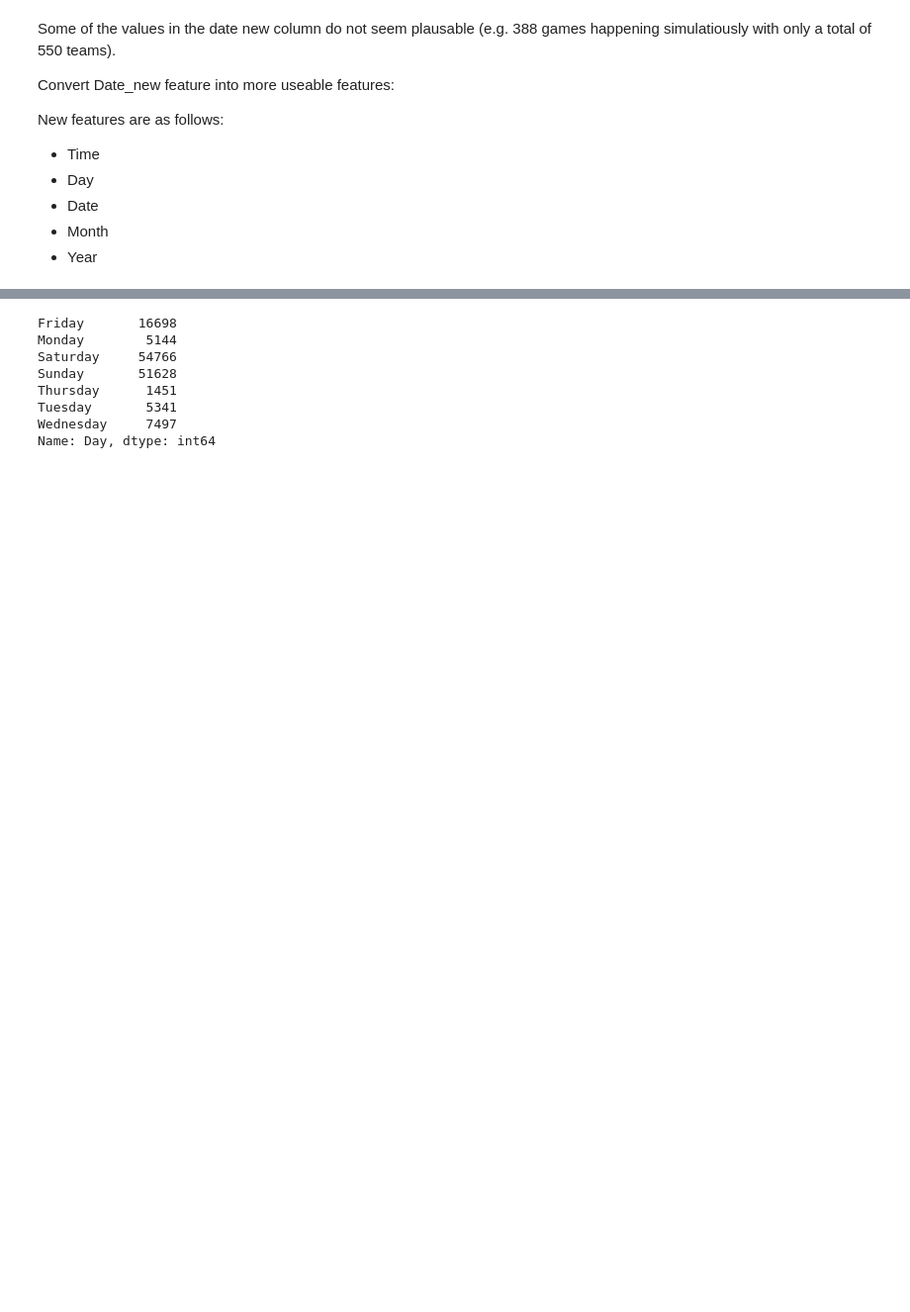
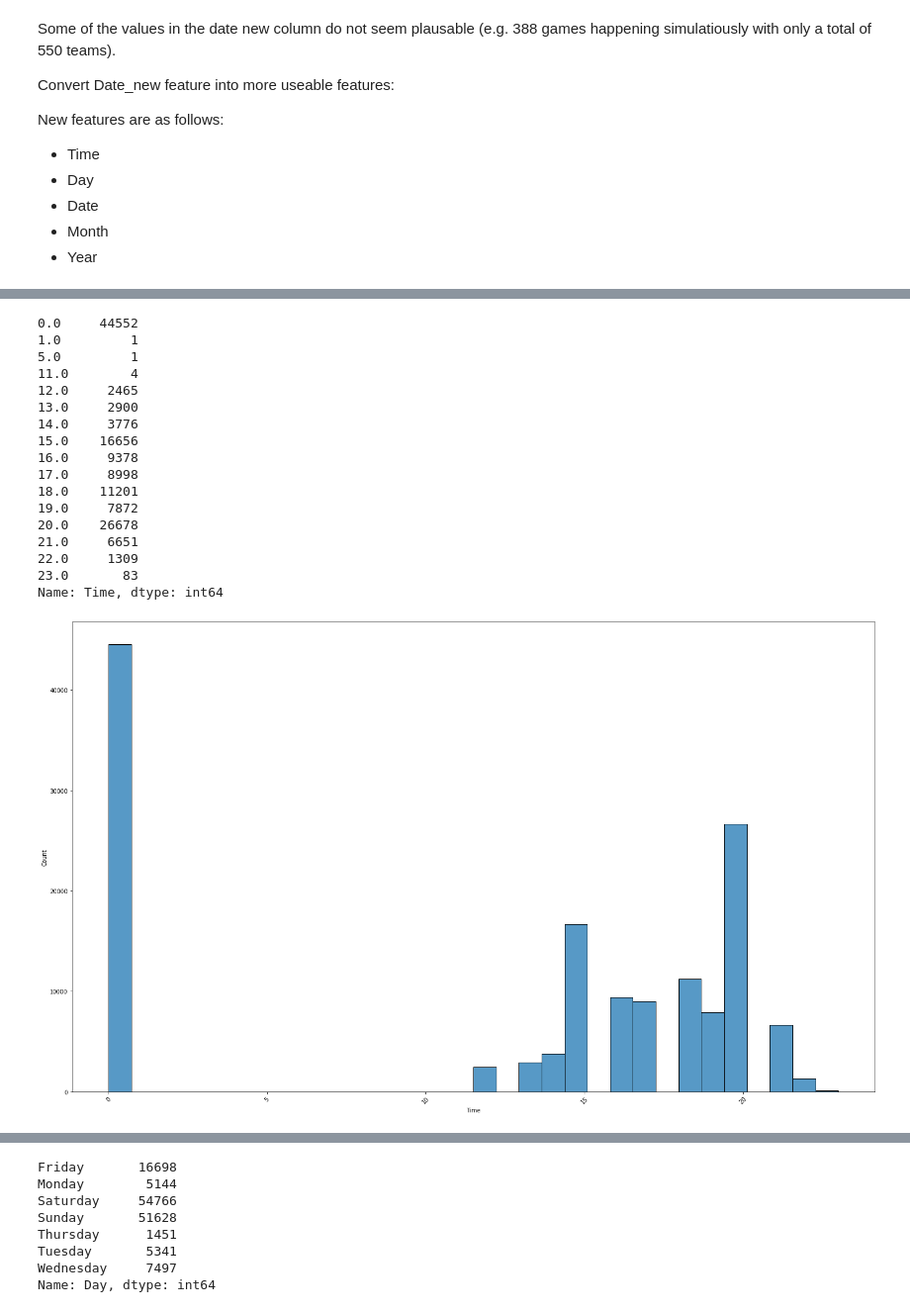
Before and after one commit to Gagan-Sehmbi/Football-Match-Outcome-Prediction, a Jupyter notebook: main.ipynb, the cells around one changed output, grey strips where cells are left out. Shown at 99% size. Cells and saved outputs as stored; diff of their text form; code cells hidden in the pictures; blank space fills up the shorter version.

```diff
--- a/main.ipynb
+++ b/main.ipynb
@@ -458,0 +516,25 @@ df
+# %%
+plt.figure(figsize = (25,15))
+sns.histplot(data=df, x='Time')
+plt.xticks(rotation=45)
+
+df['Time'].value_counts().sort_index()
+# %% [output]
+0.0     44552
+1.0         1
+5.0         1
+11.0        4
+12.0     2465
+13.0     2900
+14.0     3776
+15.0    16656
+16.0     9378
+17.0     8998
+18.0    11201
+19.0     7872
+20.0    26678
+21.0     6651
+22.0     1309
+23.0       83
+Name: Time, dtype: int64
+[figure, added]
```
Also changed, not shown: parts of 61 cells of this notebook.
